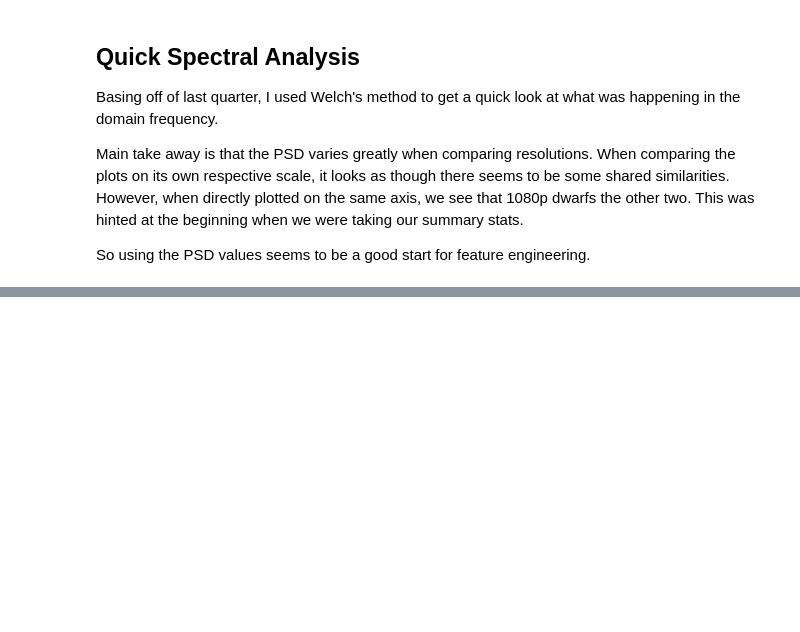
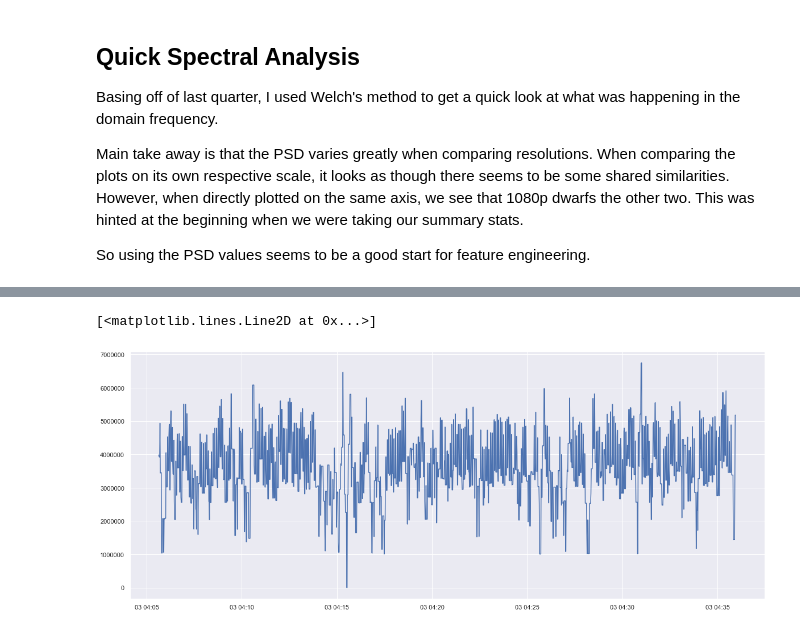
Before and after one commit to stephdoan/ResRecovery, a Jupyter notebook: notebooks/EDA.ipynb, the cells around one changed output, grey strips where cells are left out. Drawn from its saved outputs; the diff is of its cells as text; code cells hidden in the pictures; blank space fills up the shorter version.

```diff
--- a/notebooks/EDA.ipynb
+++ b/notebooks/EDA.ipynb
@@ -187,0 +172,6 @@ So using the PSD values seems to be a good start for feature engineering.
+# %%
+plt.figure(figsize=(20, 8))
+plt.plot(ten_eight_resample['pkt_size'].rolling(12).sum())
+# %% [output]
+[<matplotlib.lines.Line2D at 0x...>]
+[figure, added]
```
Also changed, not shown: parts of 7 cells of this notebook, 2 other files.
